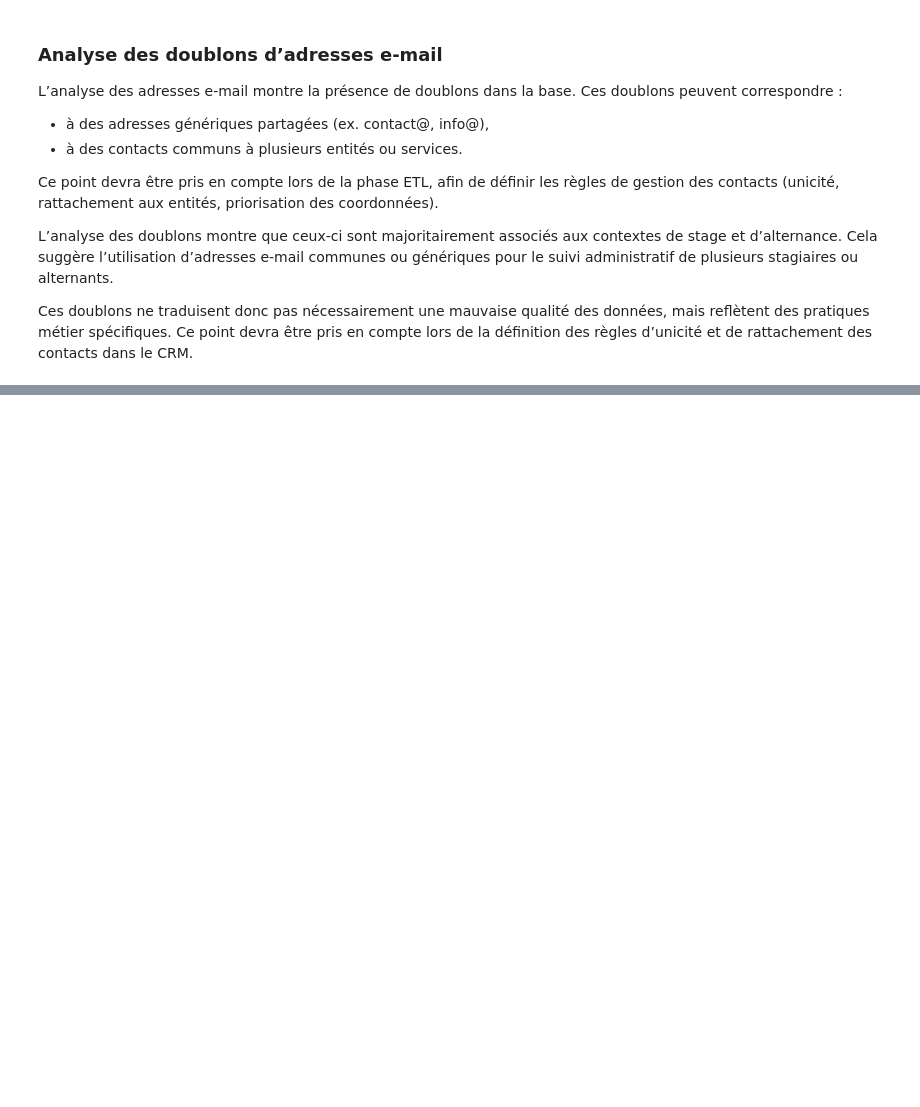
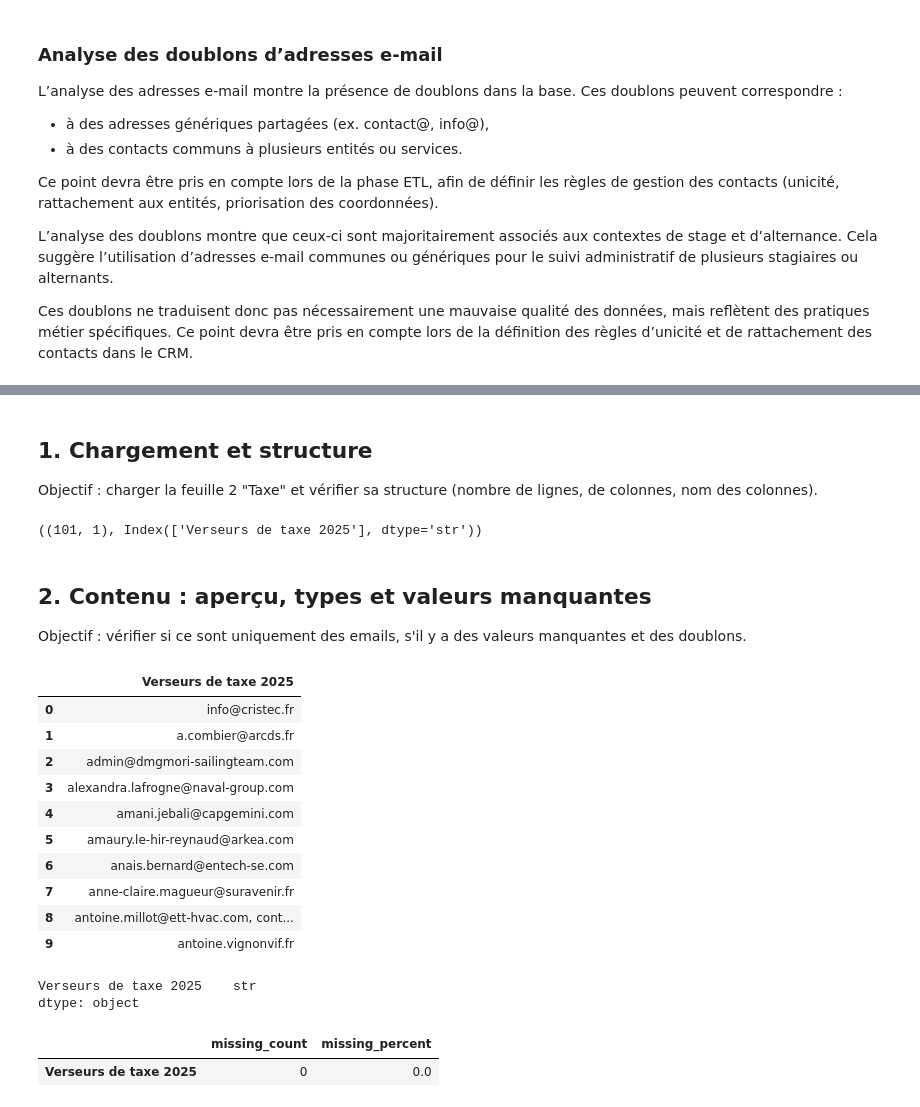
Before and after one commit to lucasHENNEUSE/CRM, a Jupyter notebook: creme_crm/notebooks/01_eda_contacts_2026-01-15.ipynb, the cells around one changed output, grey strips where cells are left out. Saved outputs shown, nothing was run; the diff lists cells and outputs as text; code cells hidden in the pictures; blank space fills up the shorter version.

```diff
--- a/creme_crm/notebooks/01_eda_contacts_2026-01-15.ipynb
+++ b/creme_crm/notebooks/01_eda_contacts_2026-01-15.ipynb
@@ -392,0 +909,49 @@ Objectif : évaluer la qualité des adresses e-mail afin d’anticiper les règl
+# %% [markdown]
+## 1. Chargement et structure
+Objectif : charger la feuille 2 "Taxe" et vérifier sa structure (nombre de lignes, de colonnes, nom des colonnes).
+# %%
+# Chargement de la feuille 2
+df_taxe = pd.read_excel(file_path, sheet_name="Taxe")
+
+# Vérification de la structure : dimensions et nom de colonne
+df_taxe.shape, df_taxe.columns
+# %% [output]
+((101, 1), Index(['Verseurs de taxe 2025'], dtype='str'))
+# %% [markdown]
+## 2. Contenu : aperçu, types et valeurs manquantes
+
+Objectif : vérifier si ce sont uniquement des emails, s'il y a des valeurs manquantes et des doublons.
+# %%
+# Affichage des premières lignes pour valider le contenu
+# (emails attendus)
+df_taxe.head(10)
+# %% [output]
+|  | Verseurs de taxe 2025 |
+| 0 | info@cristec.fr |
+| 1 | a.combier@arcds.fr |
+| 2 | admin@dmgmori-sailingteam.com |
+| 3 | alexandra.lafrogne@naval-group.com |
+| 4 | amani.jebali@capgemini.com |
+| 5 | amaury.le-hir-reynaud@arkea.com |
+| 6 | anais.bernard@entech-se.com |
+| 7 | anne-claire.magueur@suravenir.fr |
+| 8 | antoine.millot@ett-hvac.com, cont... |
+| 9 | antoine.vignonvif.fr |
+# %%
+# Type des données (utile pour repérer une anomalie)
+df_taxe.dtypes
+# %% [output]
+Verseurs de taxe 2025    str
+dtype: object
+# %%
+# Valeurs manquantes (lignes vides ou cellules vides)
+missing_count = df_taxe.isna().sum()
+missing_percent = (df_taxe.isna().mean() * 100).round(2)
+
+pd.DataFrame({
+    "missing_count": missing_count,
+    "missing_percent": missing_percent
+})
+# %% [output]
+|  | missing_count | missing_percent |
+| Verseurs de taxe 2025 | 0 | 0.0 |
```
Also changed, not shown: parts of 75 cells of this notebook, 4 other files.
